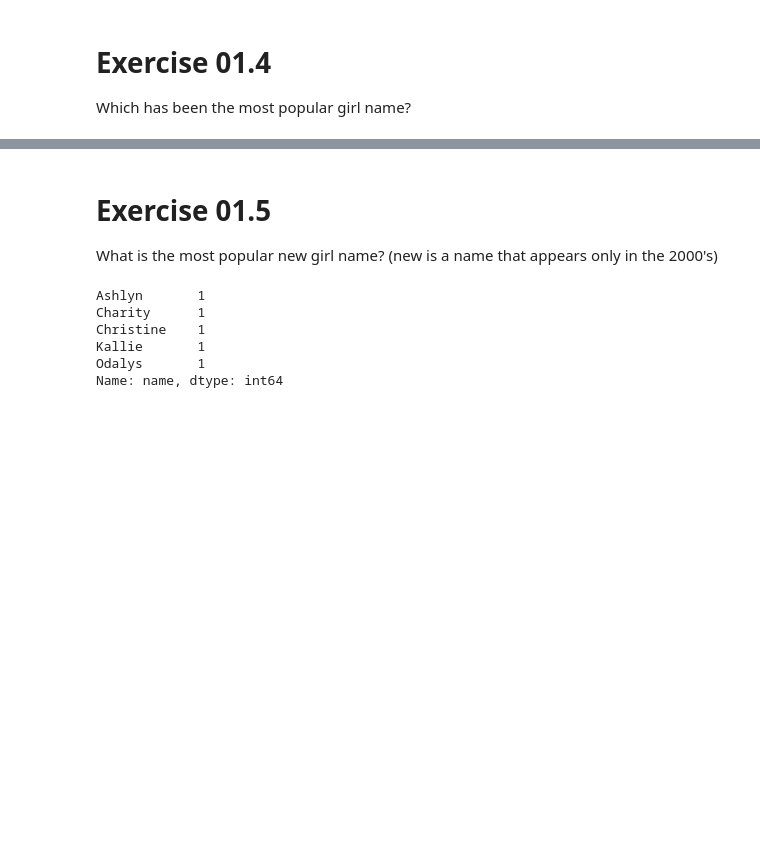
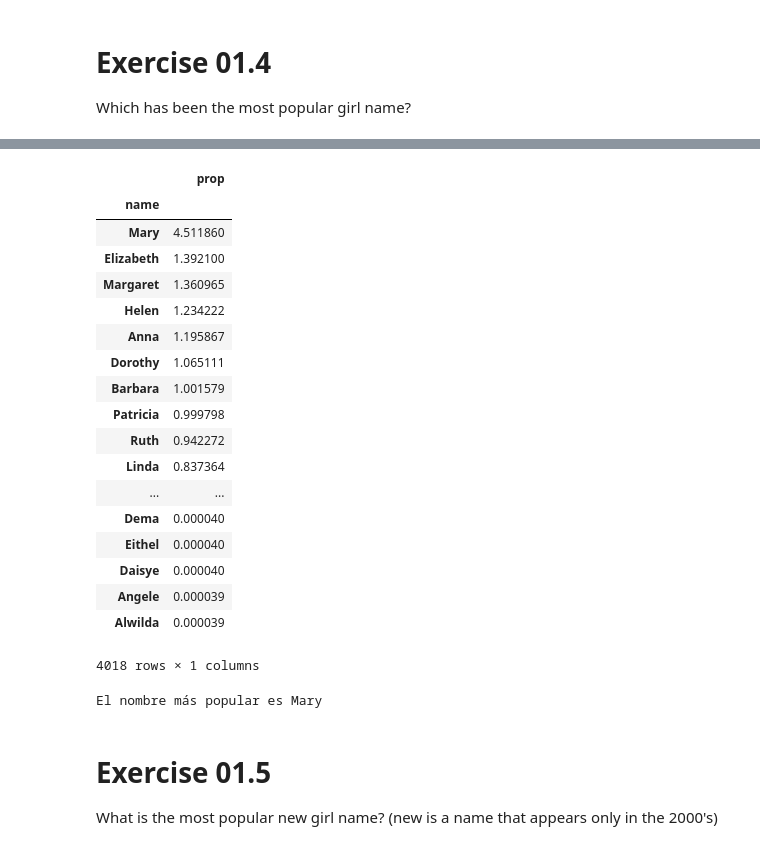
Before and after one commit to jccc1000/Deep_Learning_Class, a Jupyter notebook: Ejercicios 1-4/E01-Python&Numpy&Pandas.ipynb, the cells around one changed output, grey strips where cells are left out. Drawn from its saved outputs; the diff is of its cells as text; code cells hidden in the pictures; blank space fills up the shorter version.

```diff
--- a/Ejercicios 1-4/E01-Python&Numpy&Pandas.ipynb
+++ b/Ejercicios 1-4/E01-Python&Numpy&Pandas.ipynb
@@ -235,16 +256,31 @@ Name: name, dtype: int64
+# %%
+girl_most_pop=girl.sort_values(by="prop",ascending=False)
+girl_most_pop
+# %% [output]
+|  | prop |
+| name |  |
+| Mary | 4.511860 |
+| Elizabeth | 1.392100 |
+| Margaret | 1.360965 |
+| Helen | 1.234222 |
+| Anna | 1.195867 |
+| Dorothy | 1.065111 |
+| Barbara | 1.001579 |
+| Patricia | 0.999798 |
+| Ruth | 0.942272 |
+| Linda | 0.837364 |
+| ... | ... |
+| Dema | 0.000040 |
+| Eithel | 0.000040 |
+| Daisye | 0.000040 |
+| Angele | 0.000039 |
+| Alwilda | 0.000039 |
+4018 rows × 1 columns
+# %%
+print("El nombre más popular es Mary")
+# %% [output]
+El nombre más popular es Mary
 # %% [markdown]
 # Exercise 01.5
 
 What is the most popular new girl name? (new is a name that appears only in the 2000's)
-# %%
-girls                      = names[names.sex == 'girl'].copy()
-new_girls                  = girls[girls['year'] == 2000]
-most_popular_new_girl_name = new_girls ["name"].value_counts()
-print(most_popular_new_girl_name.head())
-# %% [output]
-Ashlyn       1
-Charity      1
-Christine    1
-Kallie       1
-Odalys       1
-Name: name, dtype: int64
```
Also changed, not shown: parts of 11 cells of this notebook, 1 other file.
